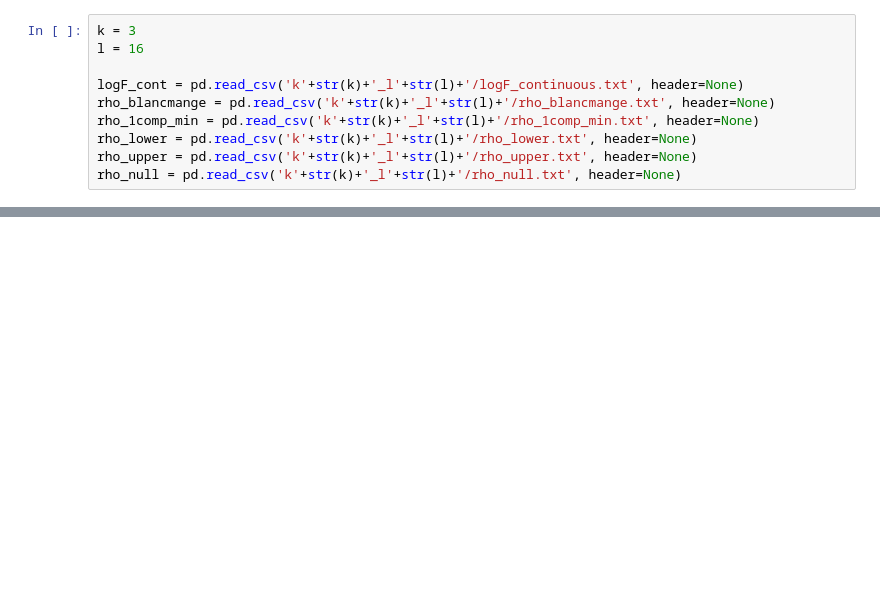
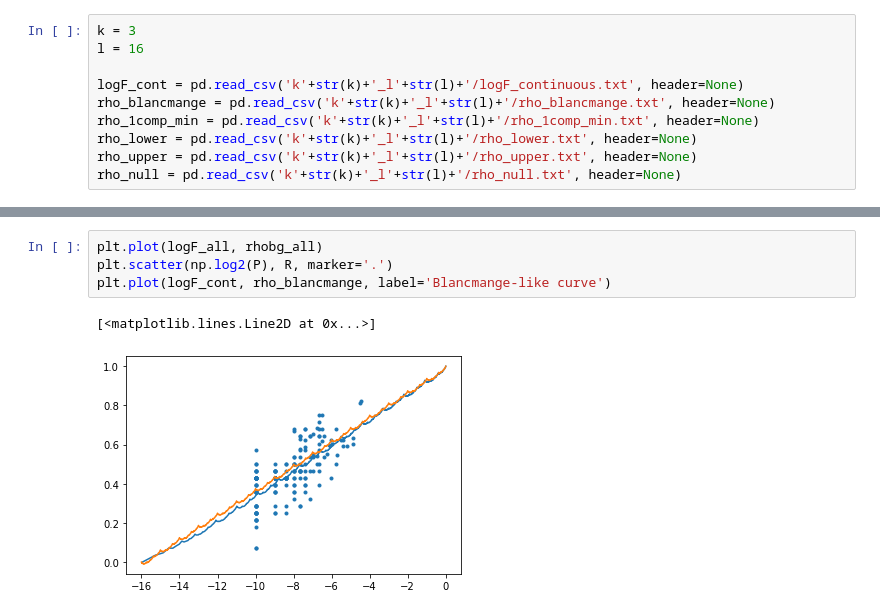
Before and after one commit to flipbagels/Discrete-NN, a Jupyter notebook: main.ipynb, the cells around one changed output, grey strips where cells are left out. Cells and saved outputs as stored; diff of their text form; blank space fills up the shorter version.

```diff
--- a/main.ipynb
+++ b/main.ipynb
@@ -107,0 +138,7 @@ plt.show()
+# %%
+plt.plot(logF_all, rhobg_all)
+plt.scatter(np.log2(P), R, marker='.')
+plt.plot(logF_cont, rho_blancmange, label='Blancmange-like curve')
+# %% [output]
+[<matplotlib.lines.Line2D at 0x...>]
+[figure, added]
```
Also changed, not shown: parts of 10 cells of this notebook, 8 other files.
